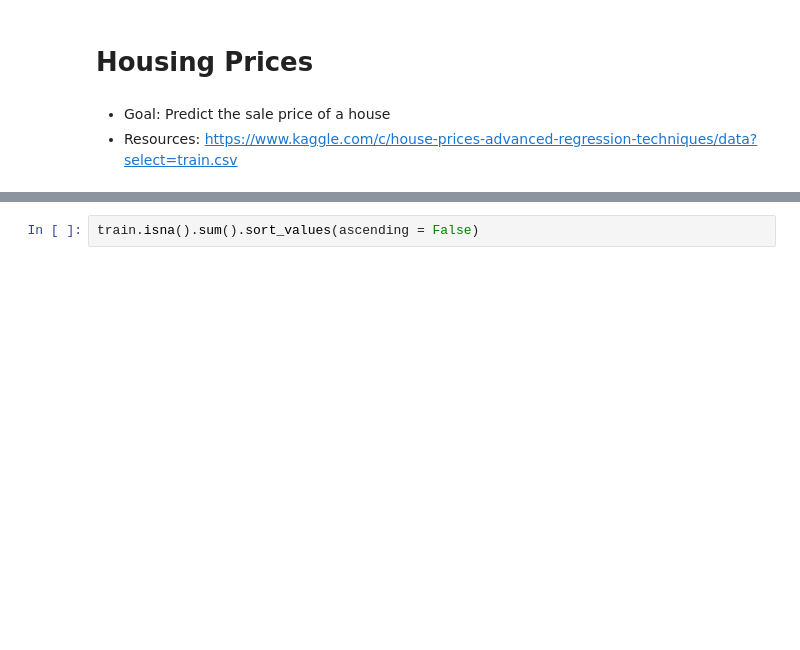
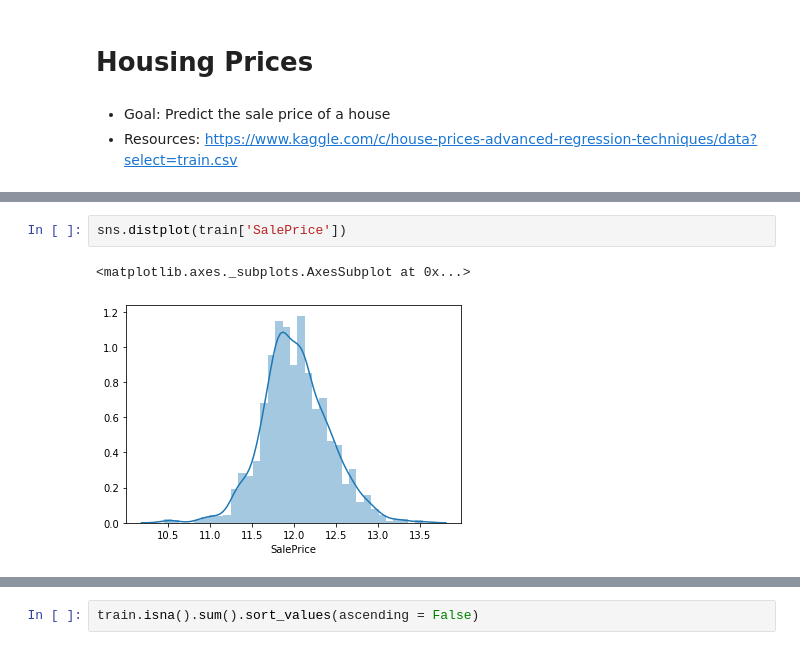
Before and after one commit to ZacharyJWyman/Kaggle-Comps, a Jupyter notebook: Housing Prices/Housing Prices (1).ipynb, the cells around one changed output, grey strips where cells are left out. Saved outputs shown, nothing was run; the diff lists cells and outputs as text; blank space fills up the shorter version.

```diff
--- a/Housing Prices/Housing Prices (1).ipynb
+++ b/Housing Prices/Housing Prices (1).ipynb
@@ -11,0 +28,5 @@ test = pd.read_csv(r"D:\Data Science\Housing Prices\test (1).csv")
+# %%
+sns.distplot(train['SalePrice'])
+# %% [output]
+<matplotlib.axes._subplots.AxesSubplot at 0x...>
+[figure, added]
```
Also changed, not shown: parts of 71 cells of this notebook.
